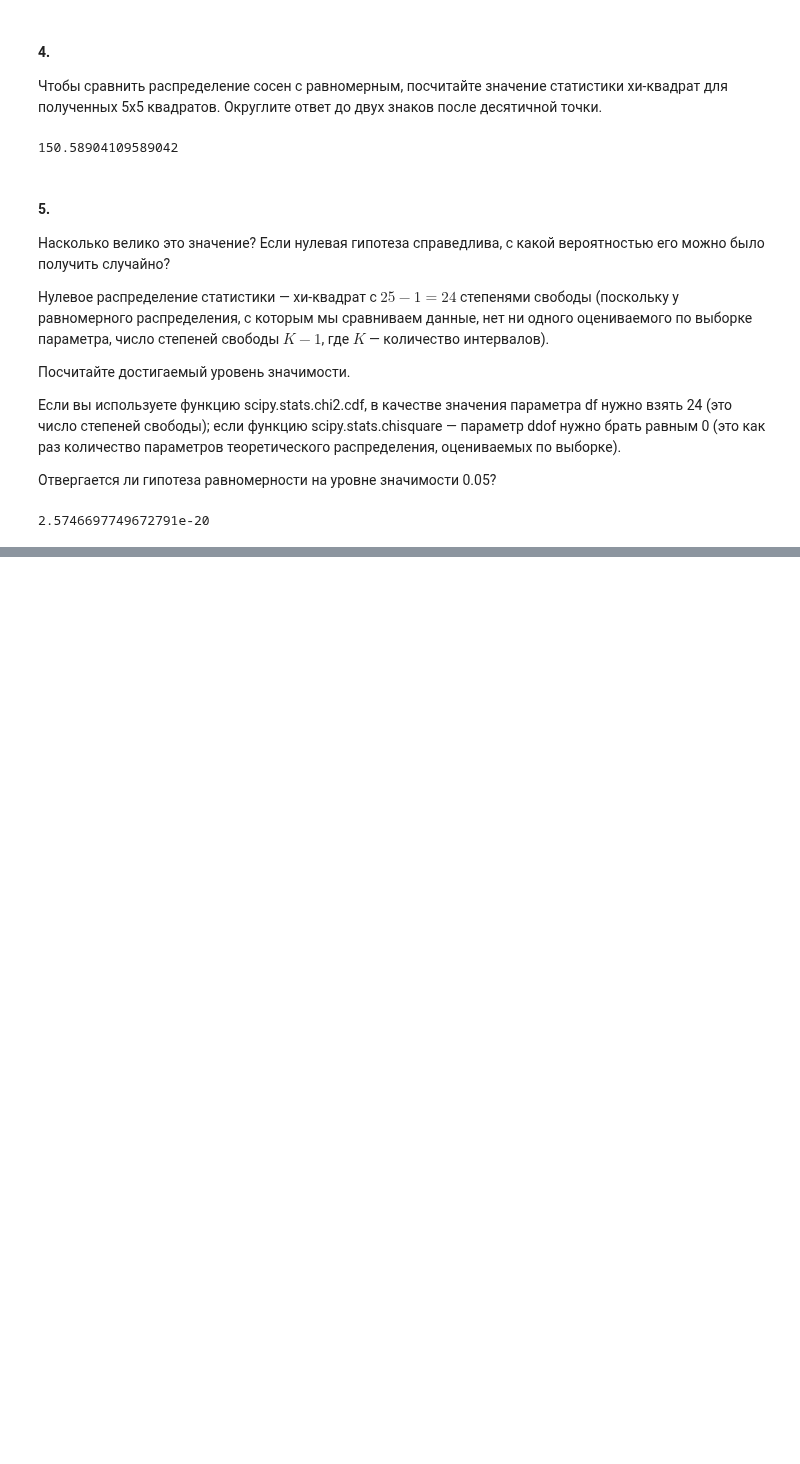
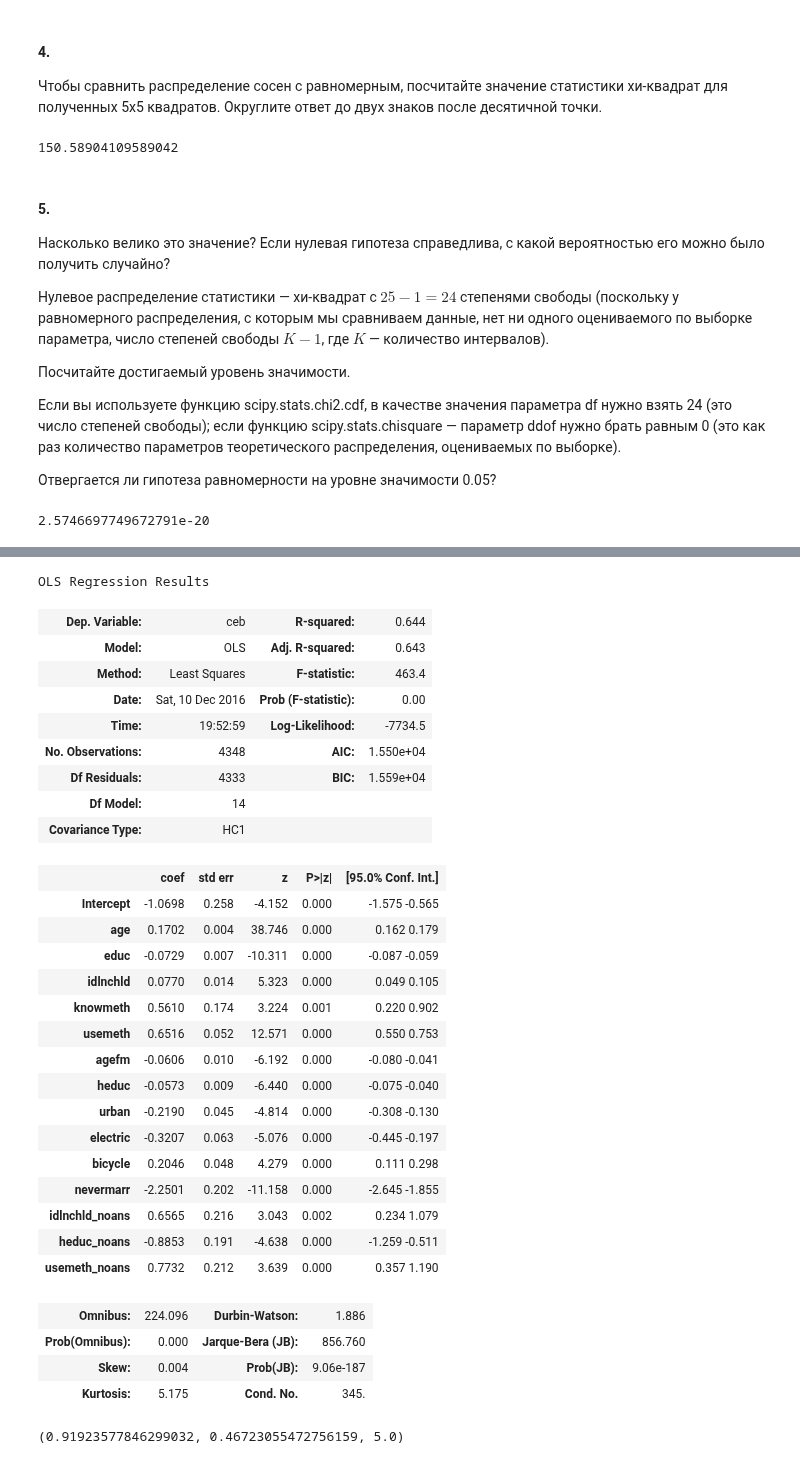
Before and after one commit to fakefeik/machine_learning, a Jupyter notebook: coursera_mipt_specialization/quizes.ipynb, the cells around one changed output, grey strips where cells are left out. Cells and saved outputs as stored; diff of their text form; code cells hidden in the pictures; blank space fills up the shorter version.

```diff
--- a/coursera_mipt_specialization/quizes.ipynb
+++ b/coursera_mipt_specialization/quizes.ipynb
@@ -237,0 +1144,38 @@ chi.pvalue
+# %%
+fitted = m2.fit(cov_type='HC1')
+fitted.summary()
+# %% [output]
+OLS Regression Results
+| Dep. Variable: | ceb | R-squared: | 0.644 |
+| Model: | OLS | Adj. R-squared: | 0.643 |
+| Method: | Least Squares | F-statistic: | 463.4 |
+| Date: | Sat, 10 Dec 2016 | Prob (F-statistic): | 0.00 |
+| Time: | 19:52:59 | Log-Likelihood: | -7734.5 |
+| No. Observations: | 4348 | AIC: | 1.550e+04 |
+| Df Residuals: | 4333 | BIC: | 1.559e+04 |
+| Df Model: | 14 |  |  |
+| Covariance Type: | HC1 |  |  |
+|  | coef | std err | z | P>|z| | [95.0% Conf. Int.] |
+| Intercept | -1.0698 | 0.258 | -4.152 | 0.000 | -1.575 -0.565 |
+| age | 0.1702 | 0.004 | 38.746 | 0.000 | 0.162 0.179 |
+| educ | -0.0729 | 0.007 | -10.311 | 0.000 | -0.087 -0.059 |
+| idlnchld | 0.0770 | 0.014 | 5.323 | 0.000 | 0.049 0.105 |
+| knowmeth | 0.5610 | 0.174 | 3.224 | 0.001 | 0.220 0.902 |
+| usemeth | 0.6516 | 0.052 | 12.571 | 0.000 | 0.550 0.753 |
+| agefm | -0.0606 | 0.010 | -6.192 | 0.000 | -0.080 -0.041 |
+| heduc | -0.0573 | 0.009 | -6.440 | 0.000 | -0.075 -0.040 |
+| urban | -0.2190 | 0.045 | -4.814 | 0.000 | -0.308 -0.130 |
+| electric | -0.3207 | 0.063 | -5.076 | 0.000 | -0.445 -0.197 |
+| bicycle | 0.2046 | 0.048 | 4.279 | 0.000 | 0.111 0.298 |
+| nevermarr | -2.2501 | 0.202 | -11.158 | 0.000 | -2.645 -1.855 |
+| idlnchld_noans | 0.6565 | 0.216 | 3.043 | 0.002 | 0.234 1.079 |
+| heduc_noans | -0.8853 | 0.191 | -4.638 | 0.000 | -1.259 -0.511 |
+| usemeth_noans | 0.7732 | 0.212 | 3.639 | 0.000 | 0.357 1.190 |
+| Omnibus: | 224.096 | Durbin-Watson: | 1.886 |
+| Prob(Omnibus): | 0.000 | Jarque-Bera (JB): | 856.760 |
+| Skew: | 0.004 | Prob(JB): | 9.06e-187 |
+| Kurtosis: | 5.175 | Cond. No. | 345. |
+# %%
+m1.fit(cov_type='HC1').compare_f_test(m2.fit(cov_type='HC1'))
+# %% [output]
+(0.91923577846299032, 0.46723055472756159, 5.0)
```
Also changed, not shown: parts of 112 cells of this notebook, 7 other files.
